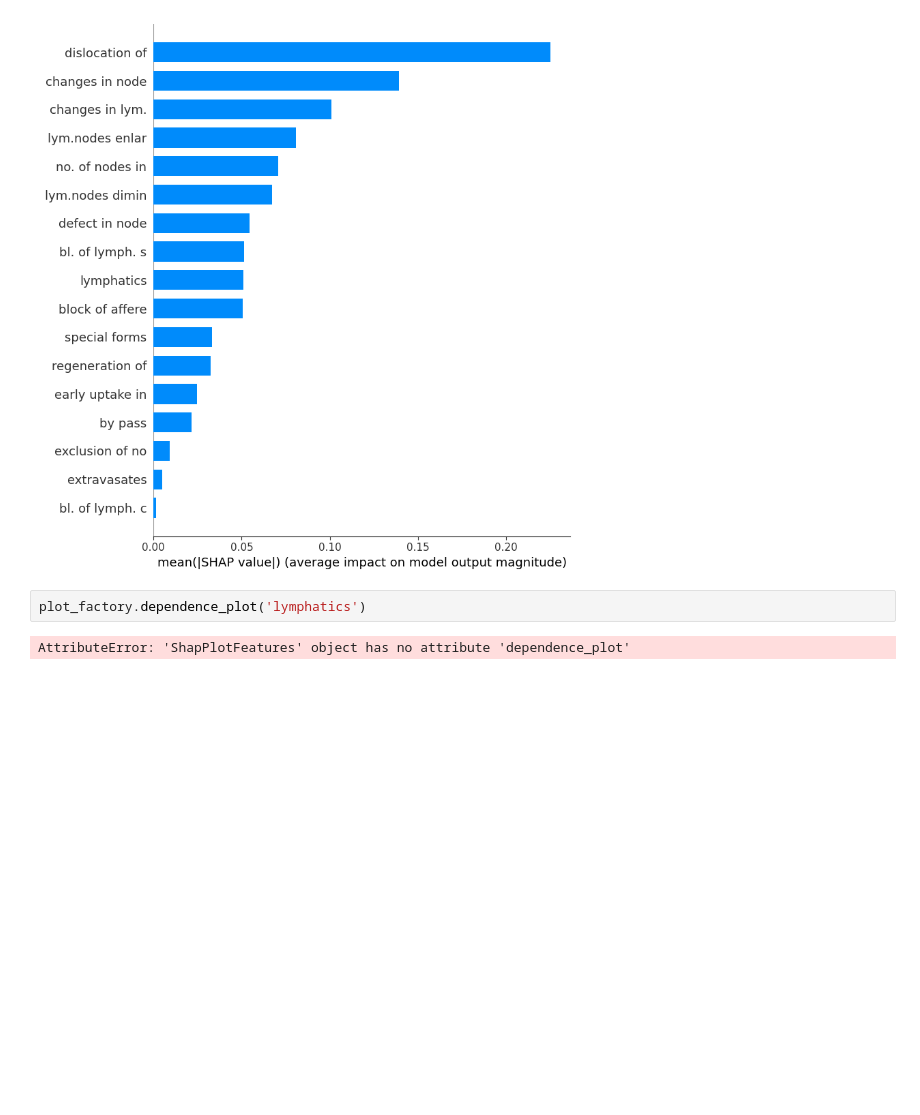
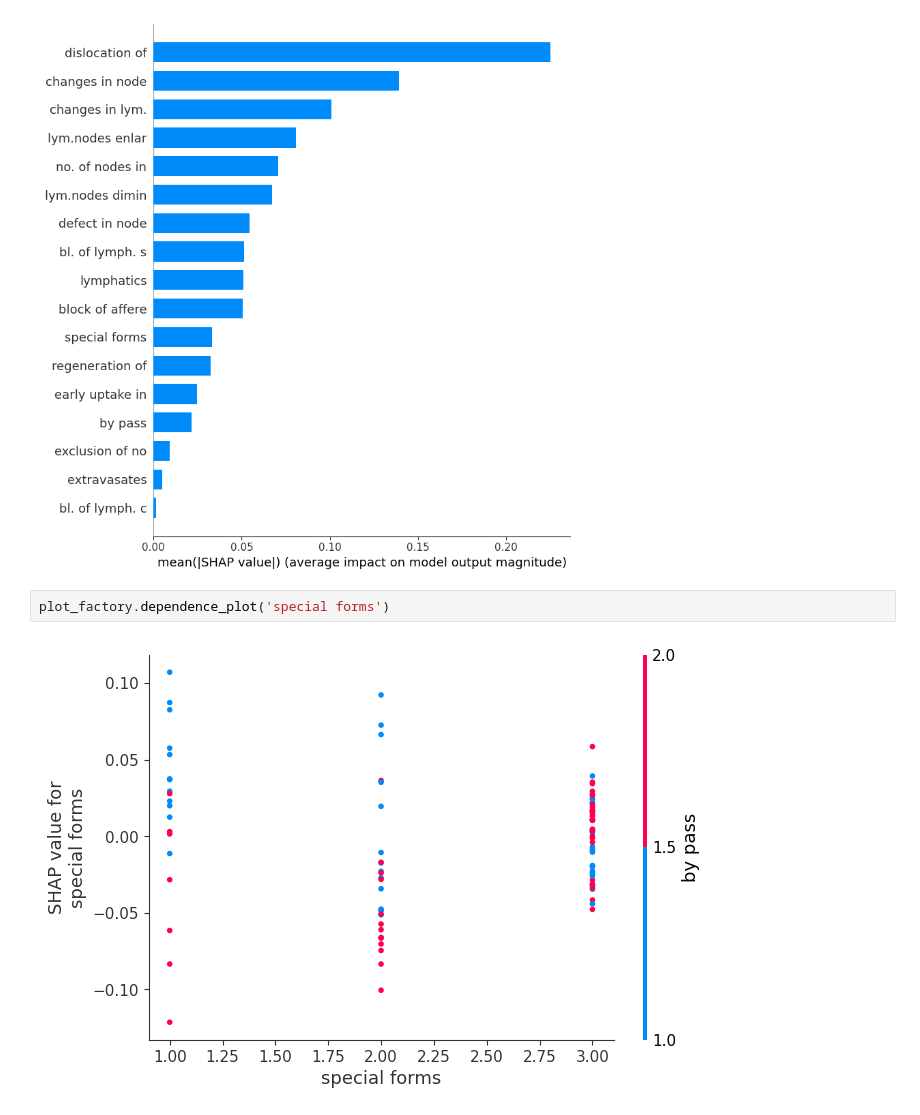
Before and after one commit to TorkamaniLab/zoish, a Jupyter notebook: examples/shap/shap_estimator_optimized_by_gridsearchcv.ipynb, the cells around one changed output. Saved outputs shown, nothing was run; the diff lists cells and outputs as text; blank space fills up the shorter version.

Commit message:
Add tests and plots; improve scalability

```diff
--- a/examples/shap/shap_estimator_optimized_by_gridsearchcv.ipynb
+++ b/examples/shap/shap_estimator_optimized_by_gridsearchcv.ipynb
@@ -321,6 +321,6 @@ plot_factory.bar_plot_full()
 # %% [output]
 [figure]
 # %%
-plot_factory.dependence_plot('lymphatics')
+plot_factory.dependence_plot('special forms')
 # %% [output]
-AttributeError: 'ShapPlotFeatures' object has no attribute 'dependence_plot'
+[figure, added]
```
Also changed, not shown: parts of 6 cells of this notebook, 3 other files.
